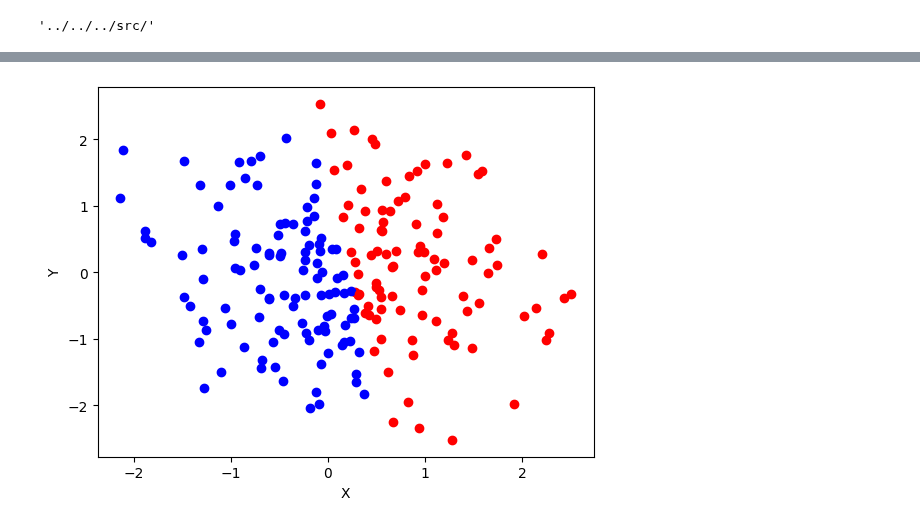
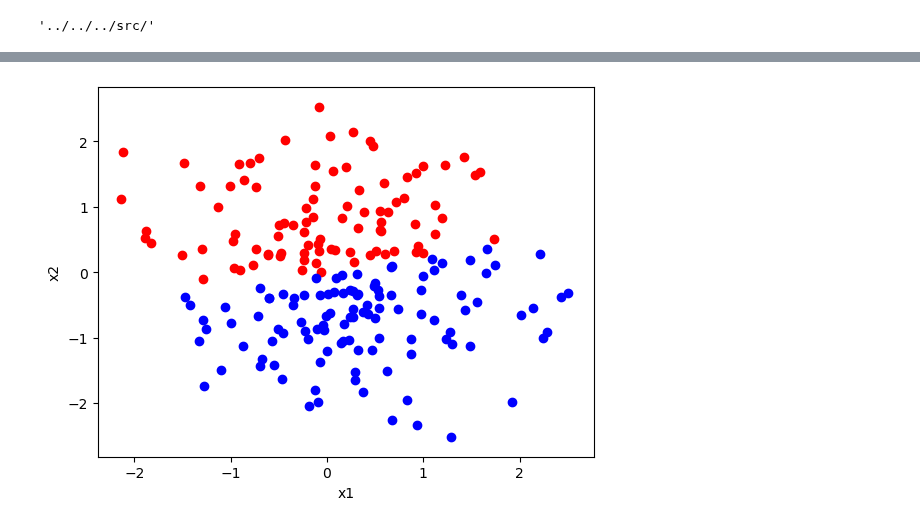
Before and after one commit to Rain-py/Rain, a Jupyter notebook: Examples/breast_cancer_model/KMeans/parallelized_model.ipynb, the cells around one changed output, grey strips where cells are left out. Saved outputs shown, nothing was run; the diff lists cells and outputs as text; code cells hidden in the pictures.

```diff
--- a/Examples/breast_cancer_model/KMeans/parallelized_model.ipynb
+++ b/Examples/breast_cancer_model/KMeans/parallelized_model.ipynb
@@ -32,10 +30,9 @@ config = {
       "params": {}
   },
   "temp_data_path": "../../../../Rain_data",
-
   "partitions": 3,
   "num_of_workers": 3,
-  "iterations": 10,
+  "iterations": 20,
   "learning_type": "ML",
   "ML": {
       "algorithm": {
@@ -133,23 +185,25 @@ Error in receiving the data:  'NoneType' object is not subscriptable
+# %%
+labels = model.get_labels(X)
 # %%
 # Plot the data (X) along with the labels as colors
 import matplotlib.pyplot as plt
 from mpl_toolkits.mplot3d import Axes3D
 
 for i in range(len(X)):
     if labels[i] == 0:
+        plt.scatter(X[i, 0], X[i, 1], c='blue')
+    elif labels[i] == 1:
         plt.scatter(X[i, 0], X[i, 1], c='red')
-    elif labels[i] == 1:
-        plt.scatter(X[i, 0], X[i, 1], c='blue')
     elif labels[i] == 2:
         plt.scatter(X[i, 0], X[i, 1], c='green')
     elif labels[i] == 3:
         plt.scatter(X[i, 0], X[i, 1], c='yellow')
 
 # Set labels for axes
-plt.xlabel('X')
-plt.ylabel('Y')
+plt.xlabel('x1')
+plt.ylabel('x2')
 
 # Show the plot
 plt.show()
 # %% [output]
-[figure, old version]
+[figure, new version]
```
Also changed, not shown: parts of 7 cells of this notebook, 9 other files.
